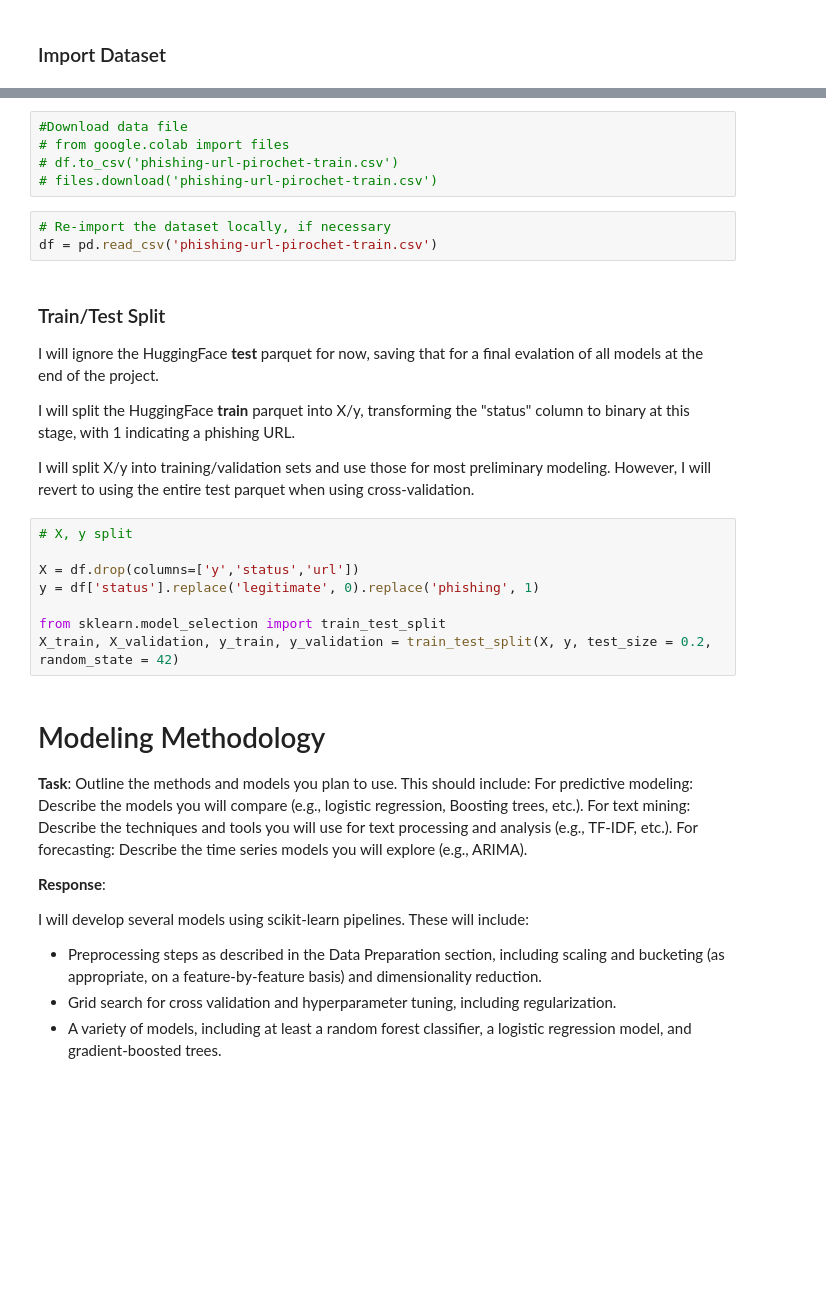
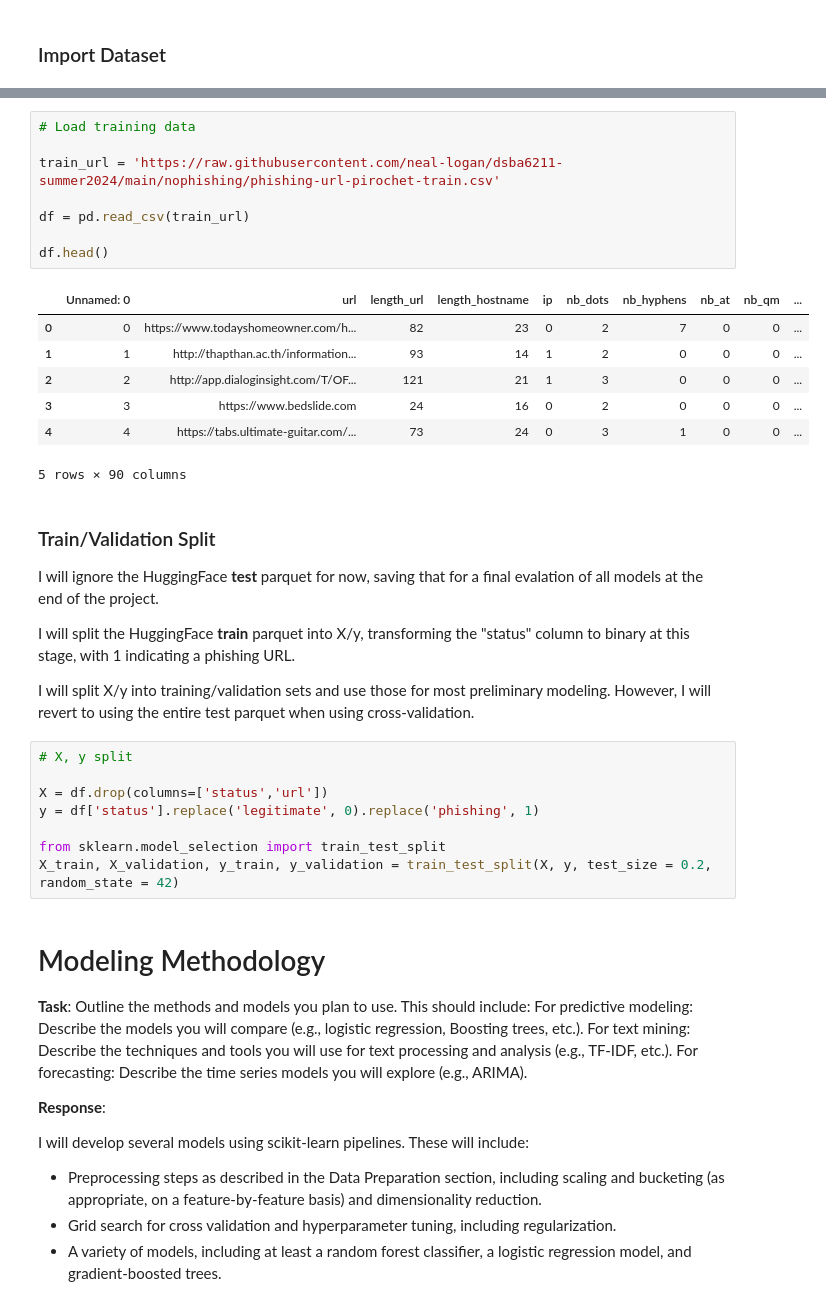
Before and after one commit to neal-logan/dsba6211-summer2024, a Jupyter notebook: nophishing/00_preliminary_work.ipynb, the cells around one changed output, grey strips where cells are left out. Drawn from its saved outputs; the diff is of its cells as text; blank space fills up the shorter version.

```diff
--- a/nophishing/00_preliminary_work.ipynb
+++ b/nophishing/00_preliminary_work.ipynb
@@ -92,16 +98,24 @@ To authenticate with the Hugging Face Hub, create a token in your settings tab (
 You will be able to reuse this secret in all of your notebooks.
 Please note that authentication is recommended but still optional to access public models or datasets.
   warnings.warn(
-# %%
-#Download data file
-# from google.colab import files
-# df.to_csv('phishing-url-pirochet-train.csv')
-# files.download('phishing-url-pirochet-train.csv')
-# %%
-# Re-import the dataset locally, if necessary
-df = pd.read_csv('phishing-url-pirochet-train.csv')
+# %%
+# Load training data
+
+train_url = 'https://raw.githubusercontent.com/neal-logan/dsba6211-summer2024/main/nophishing/phishing-url-pirochet-train.csv'
+
+df = pd.read_csv(train_url)
+
+df.head()
+# %% [output]
+|  | Unnamed: 0 | url | length_url | length_hostname | ip | nb_dots | nb_hyphens | nb_at | nb_qm | ... |
+| 0 | 0 | https://www.todayshomeowner.com/h... | 82 | 23 | 0 | 2 | 7 | 0 | 0 | ... |
+| 1 | 1 | http://thapthan.ac.th/information... | 93 | 14 | 1 | 2 | 0 | 0 | 0 | ... |
+| 2 | 2 | http://app.dialoginsight.com/T/OF... | 121 | 21 | 1 | 3 | 0 | 0 | 0 | ... |
+| 3 | 3 | https://www.bedslide.com | 24 | 16 | 0 | 2 | 0 | 0 | 0 | ... |
+| 4 | 4 | https://tabs.ultimate-guitar.com/... | 73 | 24 | 0 | 3 | 1 | 0 | 0 | ... |
+5 rows × 90 columns
 # %% [markdown]
-### Train/Test Split
+### Train/Validation Split
 
 I will ignore the HuggingFace **test** parquet for now, saving that for a final evalation of all models at the end of the project.
 
@@ -111,7 +125,7 @@ I will split X/y into training/validation sets and use those for most preliminar
 # %%
 # X, y split
 
-X = df.drop(columns=['y','status','url'])
+X = df.drop(columns=['status','url'])
 y = df['status'].replace('legitimate', 0).replace('phishing', 1)
 
 from sklearn.model_selection import train_test_split
```
Also changed, not shown: parts of 2 cells of this notebook.
